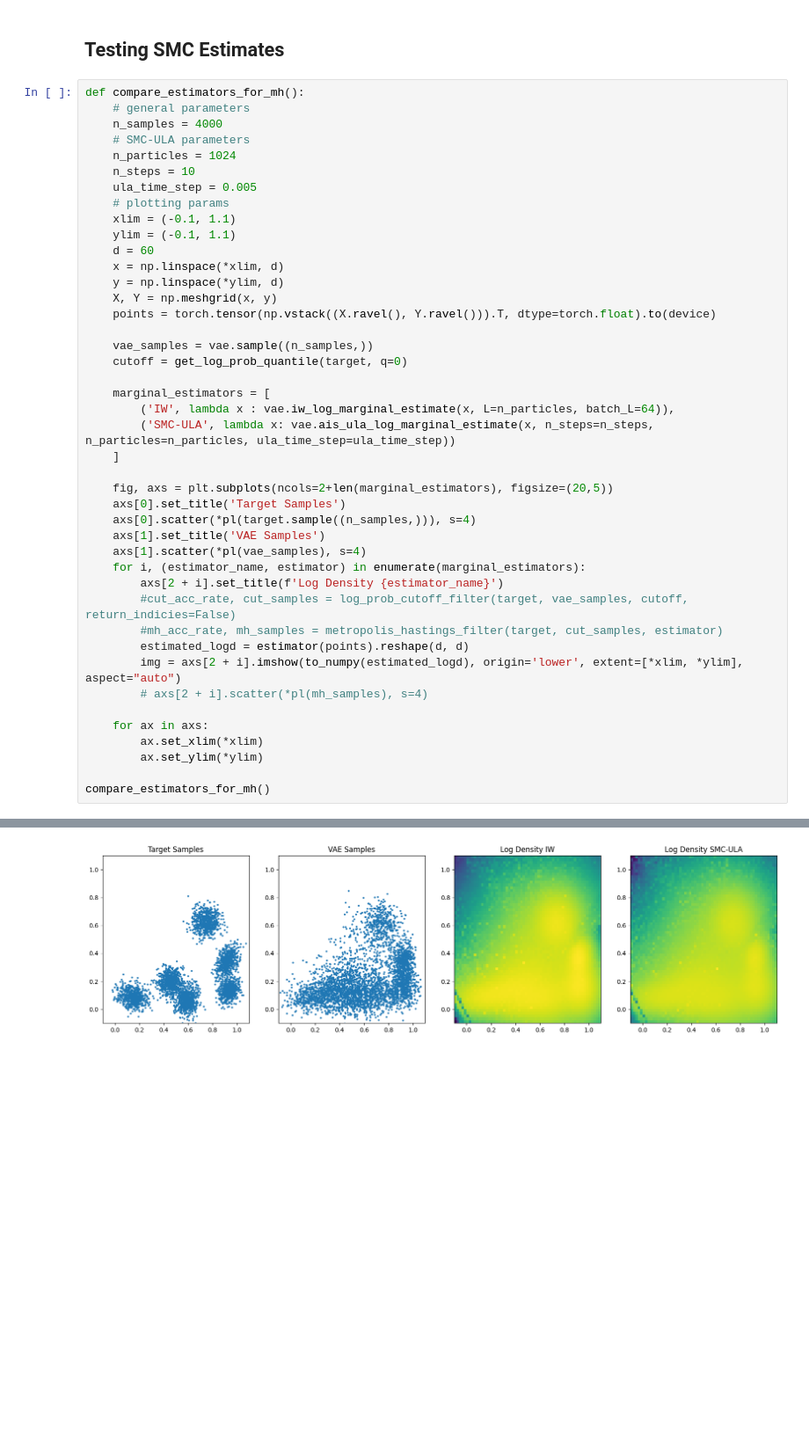
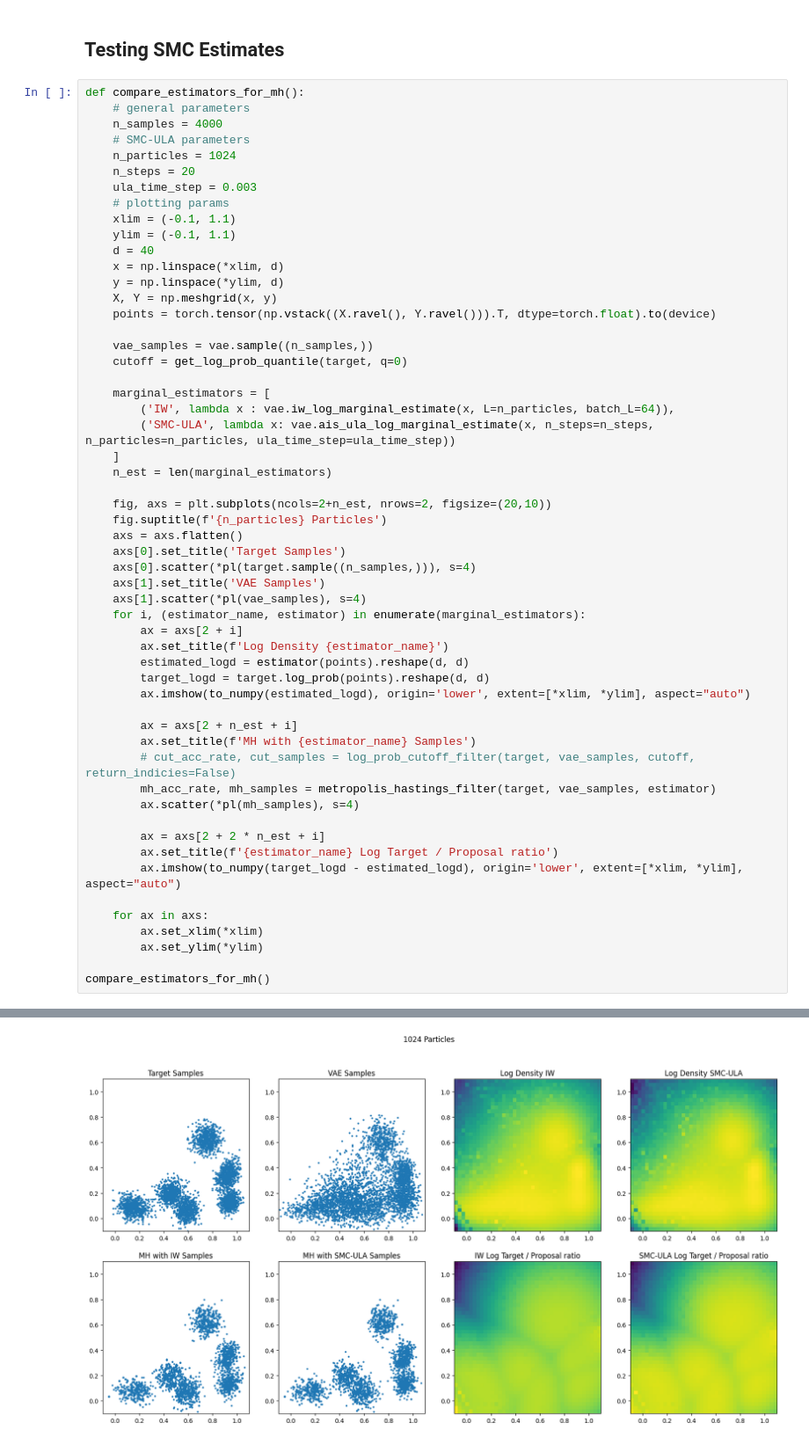
Before and after one commit to xapq/approximate-metropolis-hastings, a Jupyter notebook: notebooks/LikelihoodEstimatorsComparison.ipynb, the cells around one changed output, grey strips where cells are left out. Shown: that part at 88% size. Cells and saved outputs as stored; diff of their text form; blank space fills up the shorter version.

```diff
--- a/notebooks/LikelihoodEstimatorsComparison.ipynb
+++ b/notebooks/LikelihoodEstimatorsComparison.ipynb
@@ -129,12 +129,12 @@ def compare_estimators_for_mh():
     n_samples = 4000
     # SMC-ULA parameters
     n_particles = 1024
-    n_steps = 10
-    ula_time_step = 0.005
+    n_steps = 20
+    ula_time_step = 0.003
     # plotting params
     xlim = (-0.1, 1.1)
     ylim = (-0.1, 1.1)
-    d = 60
+    d = 40
     x = np.linspace(*xlim, d)
     y = np.linspace(*ylim, d)
     X, Y = np.meshgrid(x, y)
@@ -147,19 +147,31 @@ def compare_estimators_for_mh():
         ('IW', lambda x : vae.iw_log_marginal_estimate(x, L=n_particles, batch_L=64)),
         ('SMC-ULA', lambda x: vae.ais_ula_log_marginal_estimate(x, n_steps=n_steps, n_particles=n_particles, ula_time_step=ula_time_step))
     ]
+    n_est = len(marginal_estimators)
 
-    fig, axs = plt.subplots(ncols=2+len(marginal_estimators), figsize=(20,5))
+    fig, axs = plt.subplots(ncols=2+n_est, nrows=2, figsize=(20,10))
+    fig.suptitle(f'{n_particles} Particles')
+    axs = axs.flatten()
     axs[0].set_title('Target Samples')
     axs[0].scatter(*pl(target.sample((n_samples,))), s=4)
     axs[1].set_title('VAE Samples')
     axs[1].scatter(*pl(vae_samples), s=4)
     for i, (estimator_name, estimator) in enumerate(marginal_estimators):
-        axs[2 + i].set_title(f'Log Density {estimator_name}')
-        #cut_acc_rate, cut_samples = log_prob_cutoff_filter(target, vae_samples, cutoff, return_indicies=False)
-        #mh_acc_rate, mh_samples = metropolis_hastings_filter(target, cut_samples, estimator)
+        ax = axs[2 + i]
+        ax.set_title(f'Log Density {estimator_name}')
         estimated_logd = estimator(points).reshape(d, d)
-        img = axs[2 + i].imshow(to_numpy(estimated_logd), origin='lower', extent=[*xlim, *ylim], aspect="auto")
-        # axs[2 + i].scatter(*pl(mh_samples), s=4)
+        target_logd = target.log_prob(points).reshape(d, d)
+        ax.imshow(to_numpy(estimated_logd), origin='lower', extent=[*xlim, *ylim], aspect="auto")
+
+        ax = axs[2 + n_est + i]
+        ax.set_title(f'MH with {estimator_name} Samples')
+        # cut_acc_rate, cut_samples = log_prob_cutoff_filter(target, vae_samples, cutoff, return_indicies=False)
+        mh_acc_rate, mh_samples = metropolis_hastings_filter(target, vae_samples, estimator)
+        ax.scatter(*pl(mh_samples), s=4)
+
+        ax = axs[2 + 2 * n_est + i]
+        ax.set_title(f'{estimator_name} Log Target / Proposal ratio')
+        ax.imshow(to_numpy(target_logd - estimated_logd), origin='lower', extent=[*xlim, *ylim], aspect="auto")
 
     for ax in axs:
         ax.set_xlim(*xlim)
@@ -187,4 +182,4 @@ torch.Size([1024, 3600, 2])
-[figure, old version]
+[figure, new version]
 # %%
 def one_point_analysis():
     n_samples = 1000
```
Also changed, not shown: parts of 3 cells of this notebook, 2 other files.
